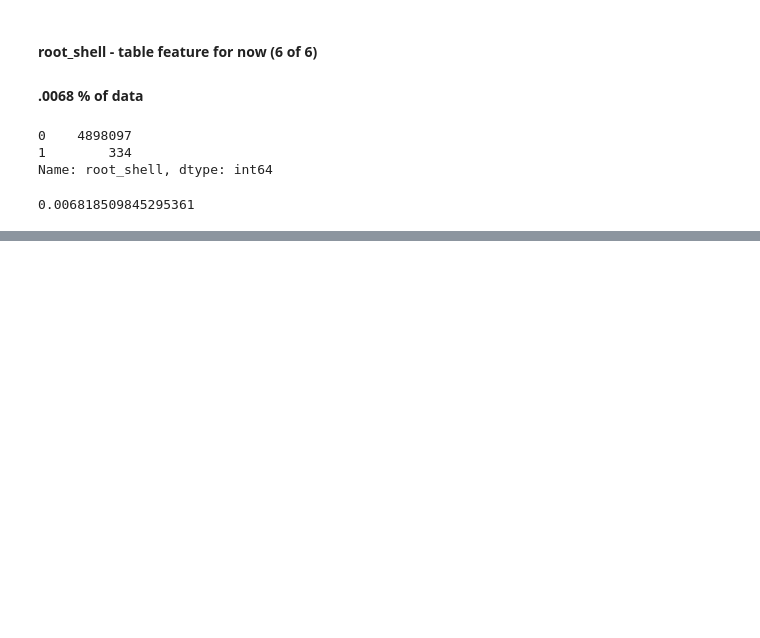
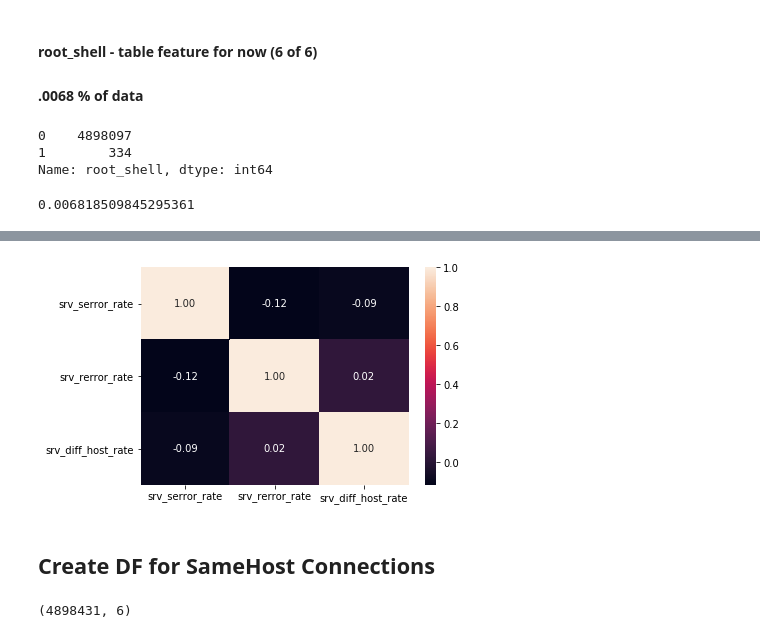
Before and after one commit to sweagle07/attack_classification, a Jupyter notebook: AttackClassifier_EDA_Summary.ipynb, the cells around one changed output, grey strips where cells are left out. Drawn from its saved outputs; the diff is of its cells as text; code cells hidden in the pictures; blank space fills up the shorter version.

```diff
--- a/AttackClassifier_EDA_Summary.ipynb
+++ b/AttackClassifier_EDA_Summary.ipynb
@@ -351,0 +372,11 @@ Name: root_shell, dtype: int64
+# %%
+ss_corr_heatmap = sb.heatmap(ss_train_df.corr(),annot=True,fmt='0.2f')
+# %% [output]
+[figure, added]
+# %% [markdown]
+## Create DF for SameHost Connections
+# %%
+sh_train_df = train_df[['serror_rate','rerror_rate','same_srv_rate','diff_srv_rate','srv_count','category']]
+sh_train_df.shape
+# %% [output]
+(4898431, 6)
```
Also changed, not shown: parts of 16 cells of this notebook, 1 other file.
